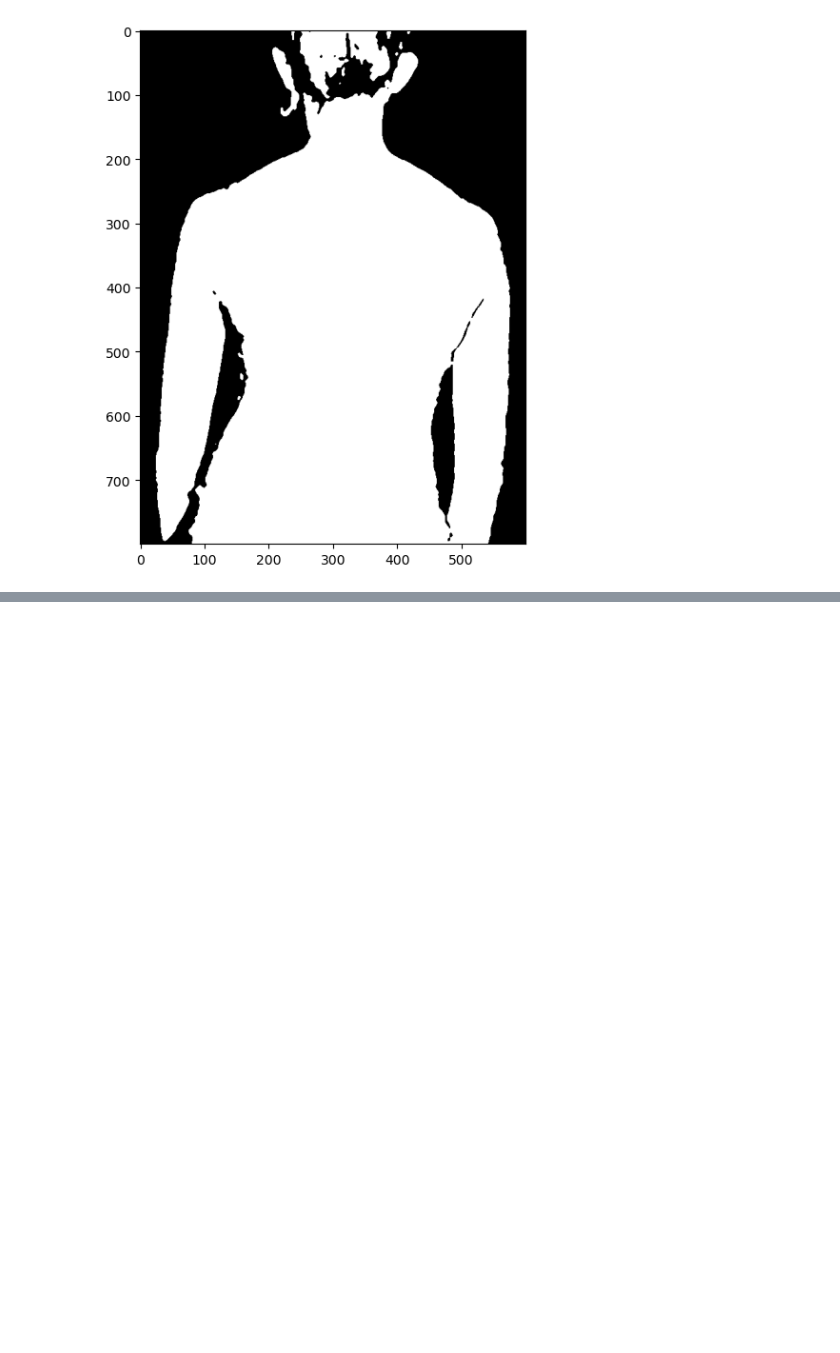
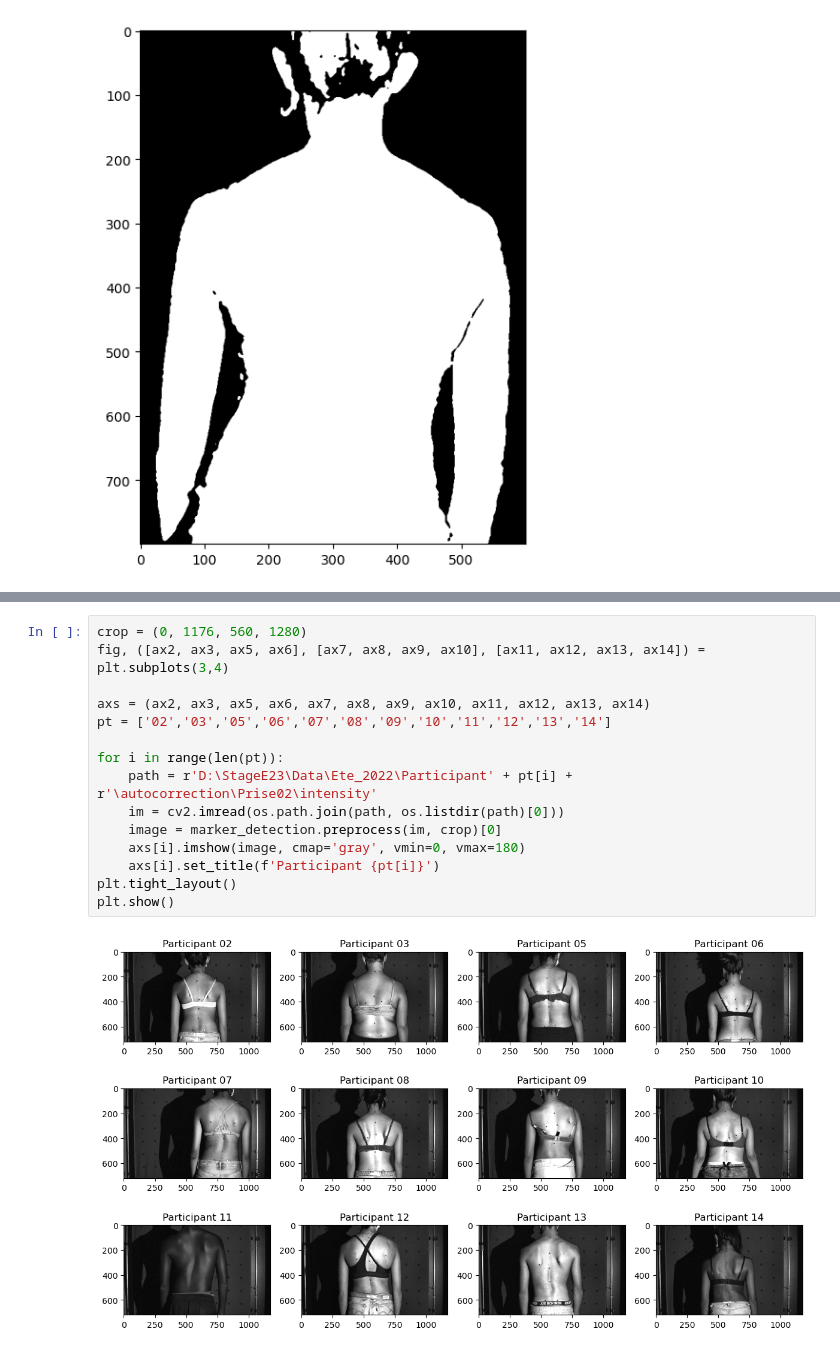
Before and after one commit to ghazalebra/interface_scoliose, a Jupyter notebook: automatic_crop.ipynb, the cells around one changed output, grey strips where cells are left out. Drawn from its saved outputs; the diff is of its cells as text; blank space fills up the shorter version.

```diff
--- a/automatic_crop.ipynb
+++ b/automatic_crop.ipynb
@@ -101,0 +116,17 @@ plt.show()
+# %%
+crop = (0, 1176, 560, 1280)
+fig, ([ax2, ax3, ax5, ax6], [ax7, ax8, ax9, ax10], [ax11, ax12, ax13, ax14]) = plt.subplots(3,4)
+
+axs = (ax2, ax3, ax5, ax6, ax7, ax8, ax9, ax10, ax11, ax12, ax13, ax14)
+pt = ['02','03','05','06','07','08','09','10','11','12','13','14']
+
+for i in range(len(pt)):
+    path = r'D:\StageE23\Data\Ete_2022\Participant' + pt[i] + r'\autocorrection\Prise02\intensity'
+    im = cv2.imread(os.path.join(path, os.listdir(path)[0]))
+    image = marker_detection.preprocess(im, crop)[0]
+    axs[i].imshow(image, cmap='gray', vmin=0, vmax=180)
+    axs[i].set_title(f'Participant {pt[i]}')
+plt.tight_layout()
+plt.show()
+# %% [output]
+[figure, added]
```
Also changed, not shown: parts of 6 cells of this notebook.
